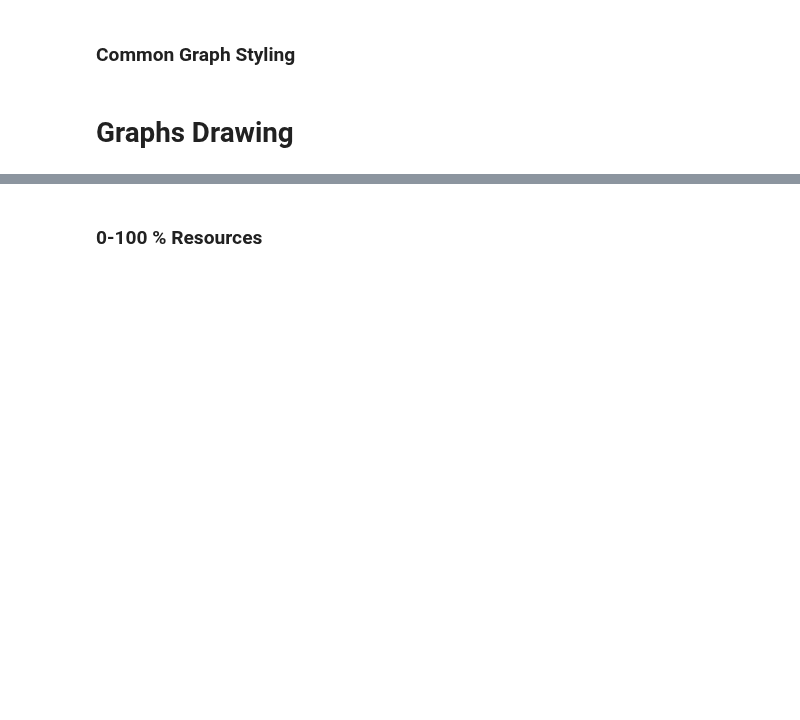
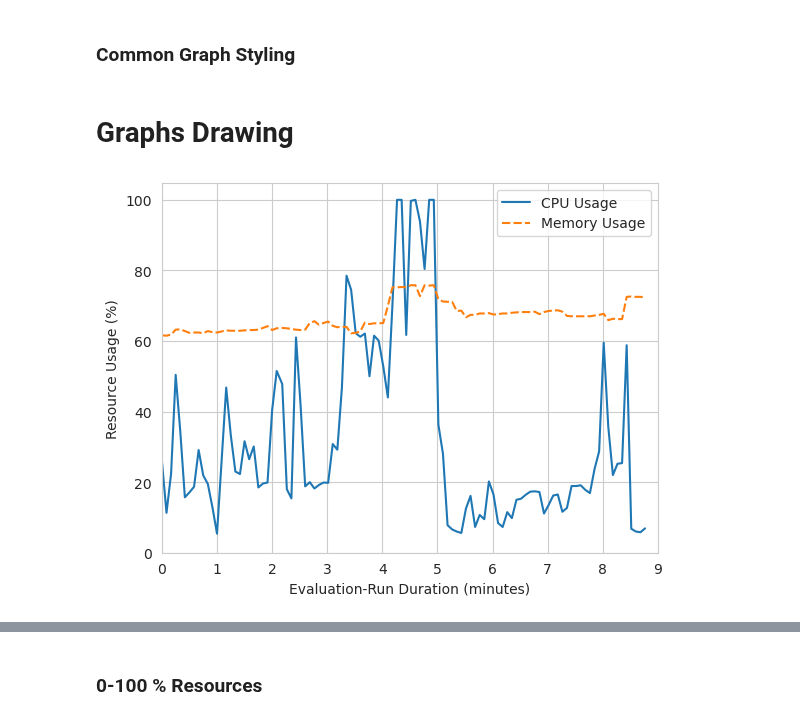
Before and after one commit to oakestra/oakestra-cli, a Jupyter notebook: oak_cli/evaluation/addons/flops/graphs.ipynb, the cells around one changed output, grey strips where cells are left out. Saved outputs shown, nothing was run; the diff lists cells and outputs as text; code cells hidden in the pictures; blank space fills up the shorter version.

```diff
--- a/oak_cli/evaluation/addons/flops/graphs.ipynb
+++ b/oak_cli/evaluation/addons/flops/graphs.ipynb
@@ -36,7 +36,7 @@ df = pd.concat([pd.read_csv(file) for file in csv_files], ignore_index=True)
 # To fix this we cast the floats to ints instead. I.e. we are looking at whole seconds - which is fine for this concrete use-case.
 df[[ResourcesCSVKeys.TIME_SINCE_START.value]] = df[[ResourcesCSVKeys.TIME_SINCE_START.value]].astype(int)
 
-# df.set_index(ResourcesCSVKeys.TIME_SINCE_START.value, inplace=True)
+df.set_index(ResourcesCSVKeys.TIME_SINCE_START.value, inplace=True)
 
-# if USE_MINUTES:
-#     df.index = df.index / 60
+if USE_MINUTES:
+    df.index = df.index / 60
@@ -70,0 +49,14 @@ plt.show()
+# %%
+fig, ax = plt.subplots()
+
+sns.lineplot(data=df[CPU_AND_MEMORY_KEYS])
+
+plt.xlabel(get_evaluation_run_duration_label())
+plt.ylabel("Resource Usage (%)")
+plt.xlim([0, max(df.index)])
+plt.ylim(0)
+adjust_xticks(ax)
+
+plt.show()
+# %% [output]
+[figure, added]
```
Also changed, not shown: parts of 6 cells of this notebook, 1 other file.
